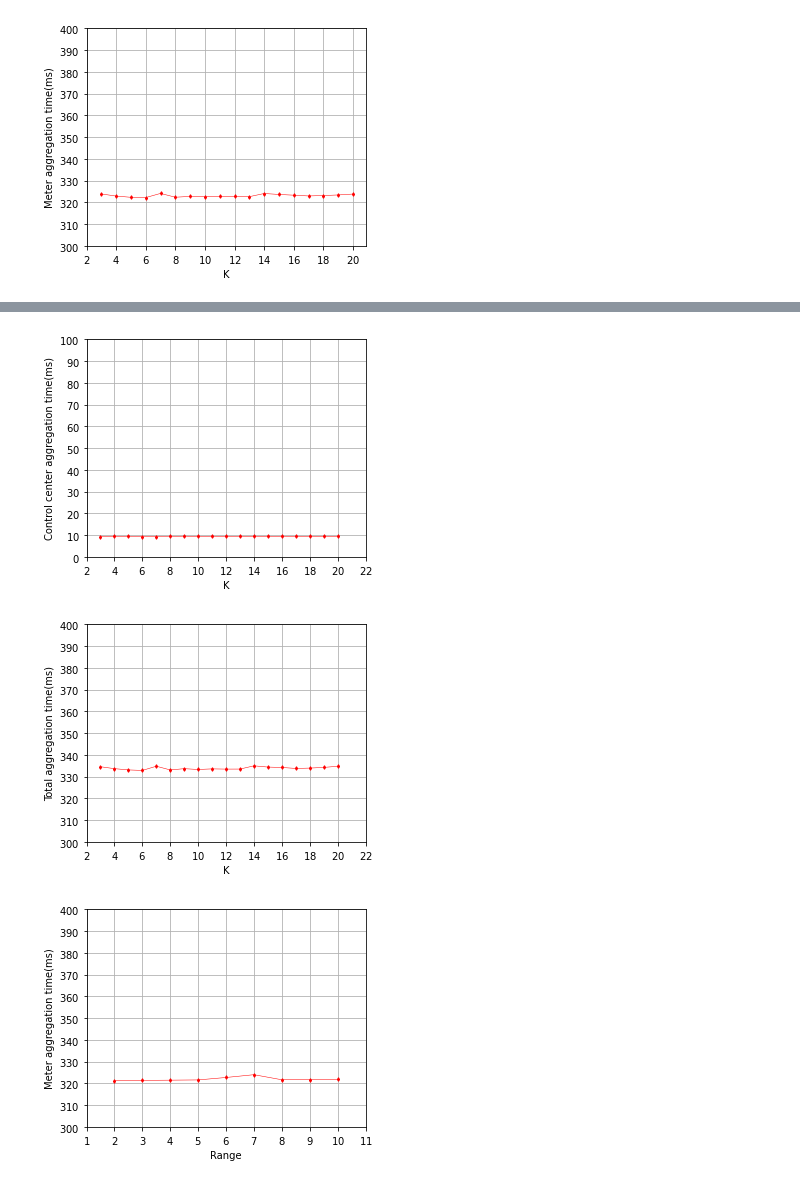
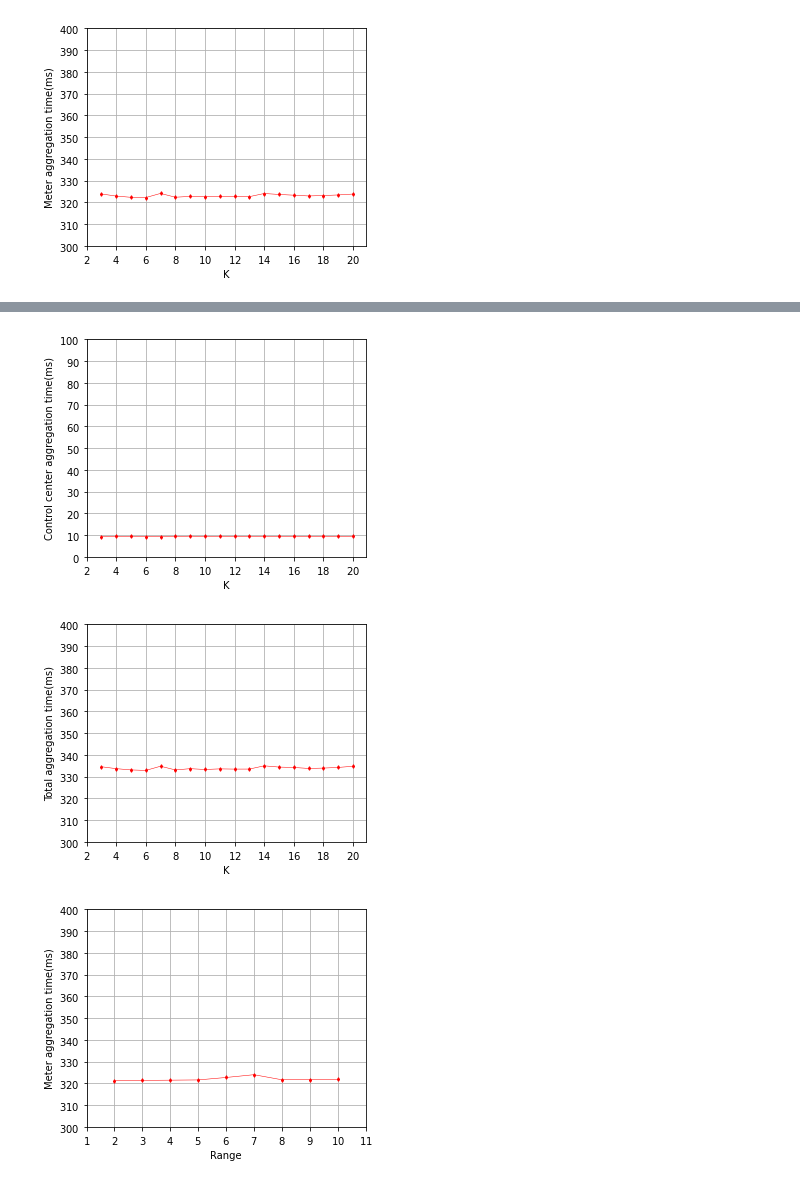
Before and after one commit to SevenBruce/CirAggregation, a Jupyter notebook: python/experments_fig.ipynb, the cells around one changed output, grey strips where cells are left out. Cells and saved outputs as stored; diff of their text form; code cells hidden in the pictures.

```diff
--- a/python/experments_fig.ipynb
+++ b/python/experments_fig.ipynb
@@ -391,23 +391,23 @@ plt.show()
 # %%
 # k anonymous report controll
 
 k = [k for k in range(kMin,kMax)]
 k_anony_f = ['meterRepTime_' + str(k) for k in range(kMin, kMax)]
 m_num = 20
 k_y = [avg_df_midx.loc[('BruceChen', 'cir', f, m_num), 'control']/1e6 for f in k_anony_f]
 
 plt.plot(k, k_y, marker=markers[3], color='r')
 
 plt.xlabel('K')
 plt.ylabel('Control center aggregation time(ms)')
 plt.ticklabel_format(axis='y', style='sci', scilimits=(-4, 3))
 plt.grid()
 plt.yticks(range(0, 110, 10))
-plt.xticks(range(kMin-1, kMax+2, 2))
+plt.xticks(range(kMin-1, kMax+1, 2))
 plt.savefig('figs/meter_k_control_report.svg')
 plt.show()
 # %% [output]
-[figure, old version]
+[figure, new version]
 # %%
 
 # k anonymous report total
@@ -429,11 +429,11 @@ plt.ylabel('Total aggregation time(ms)')
 plt.ticklabel_format(axis='y', style='sci', scilimits=(-4, 3))
 plt.grid()
 plt.yticks(range(300, 410, 10))
-plt.xticks(range(kMin-1, kMax+2, 2))
+plt.xticks(range(kMin-1, kMax+1, 2))
 plt.savefig('figs/meter_k_total_report.svg')
 plt.show()
 # %% [output]
-[figure, old version]
+[figure, new version]
 # %%
 # k anonymous range meter
 rMax = 11
```
Also changed, not shown: parts of 1 cell of this notebook, 19 other files.
